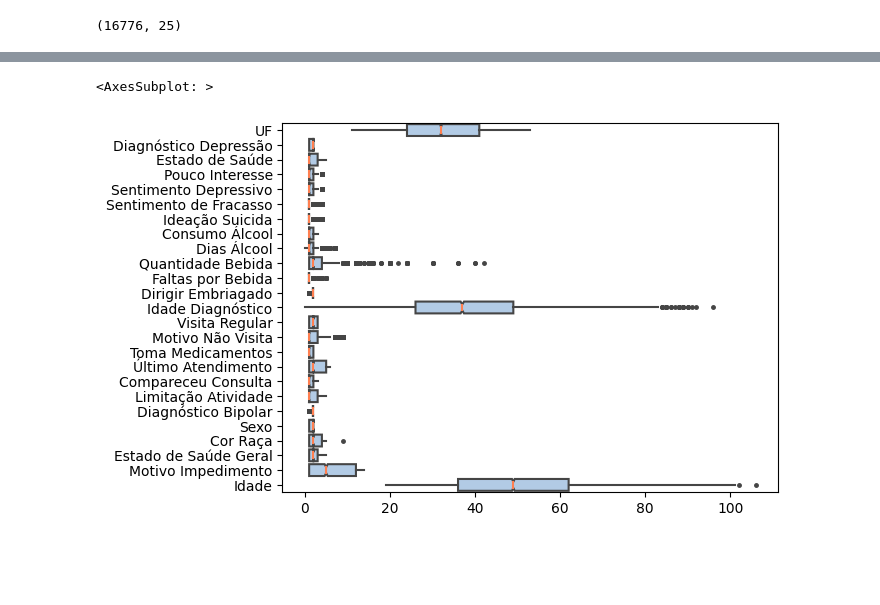
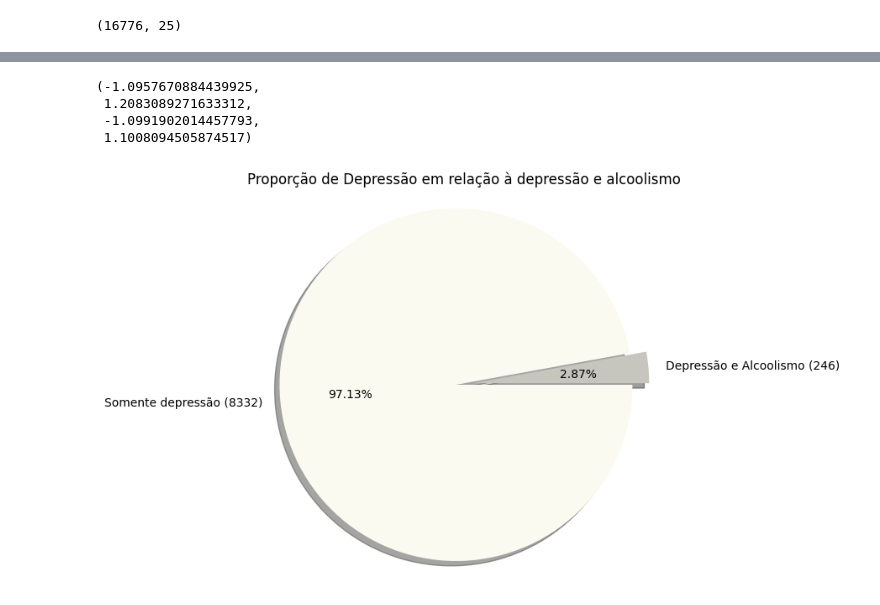
Before and after one commit to Pabloprado-png/TCC-Depressao, a Jupyter notebook: Analise Exploratoria.ipynb, the cells around one changed output, grey strips where cells are left out. Drawn from its saved outputs; the diff is of its cells as text; code cells hidden in the pictures; blank space fills up the shorter version.

```diff
--- a/Analise Exploratoria.ipynb
+++ b/Analise Exploratoria.ipynb
@@ -162,19 +56,42 @@ Name: UF, dtype: int64
-# %%
-# Todos os outliers da base
-sns.boxplot(
-   data = df,
-   orient =  "h",
-   showcaps = False,
-   notch = True,
-   flierprops = {"marker": "."},
-   boxprops = {
-      "facecolor": (.4, .6, .8, .5)
-   },
-   medianprops = {
-      "color": "coral"
-   }
-)
-# %% [output]
-<AxesSubplot: >
-[figure, removed]
+# %%
+# Verificando a proporção de alcoolismo com diagnóstico de depressão e também somente depressão
+filtro1 = df['Diagnóstico Depressão'] == 1.0
+filtro2 = df['Consumo Álcool'] == 3.0
+filtro3 = df['Doses de Bebida'] >= 8.0
+filtro4 = df['Aviso Bebida Últimos 12M'].isin([2.0, 3.0])
+df_alcoolismo_e_depressao = df.loc[filtro1 & filtro2 & filtro3]
+df_alcoolismo_e_depressao.shape
+
+# Pegando apenas os que possuem diagnóstico de depressão
+condicao = df['Diagnóstico Depressão'] == 1.0
+df_so_depressao = df.loc[condicao]
+# %%
+# Plotando um gráfico de pizza para analizar a proporção de Alcóolismo e depressão vs somente depressão
+
+QtdeAD = len(df_alcoolismo_e_depressao)
+QtdeD = len(df_so_depressao)
+
+# Criar um rótulo para o gráfico de pizza
+rotulo = [f'Depressão e Alcoolismo ({QtdeAD})', f'Somente depressão ({QtdeD})']
+
+# Valores para o gráfico de pizza
+valores = [QtdeAD, QtdeD]
+
+# Cores para as fatias do gráfico
+cores = ["#C6C6BF", "#FAFAF0"]
+
+# Explodir a primeira fatia (Dados A)
+explode = (0.104, -0.009)
+
+# Criar o gráfico de pizza
+plt.figure(figsize=(8, 6))
+plt.pie(valores, labels=rotulo, colors=cores, explode=explode, autopct='%1.2f%%', shadow=True)
+plt.title('Proporção de Depressão em relação à depressão e alcoolismo')
+plt.axis('equal')  # Para garantir que o gráfico seja uma circunferência
+# %% [output]
+(-1.0957670884439925,
+ 1.2083089271633312,
+ -1.0991902014457793,
+ 1.1008094505874517)
+[figure, added]
 # %%
```
Also changed, not shown: parts of 11 cells of this notebook, 2 other files.
